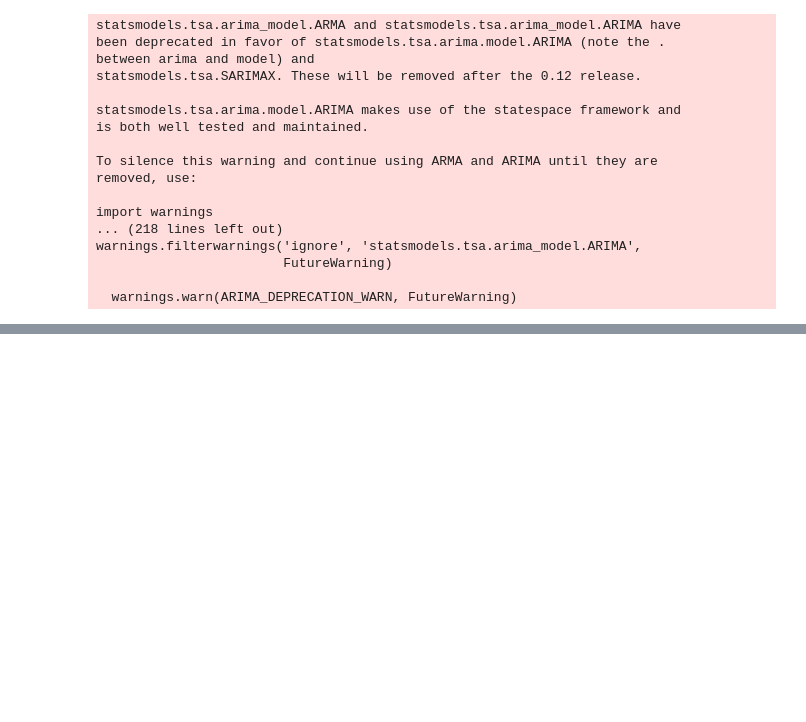
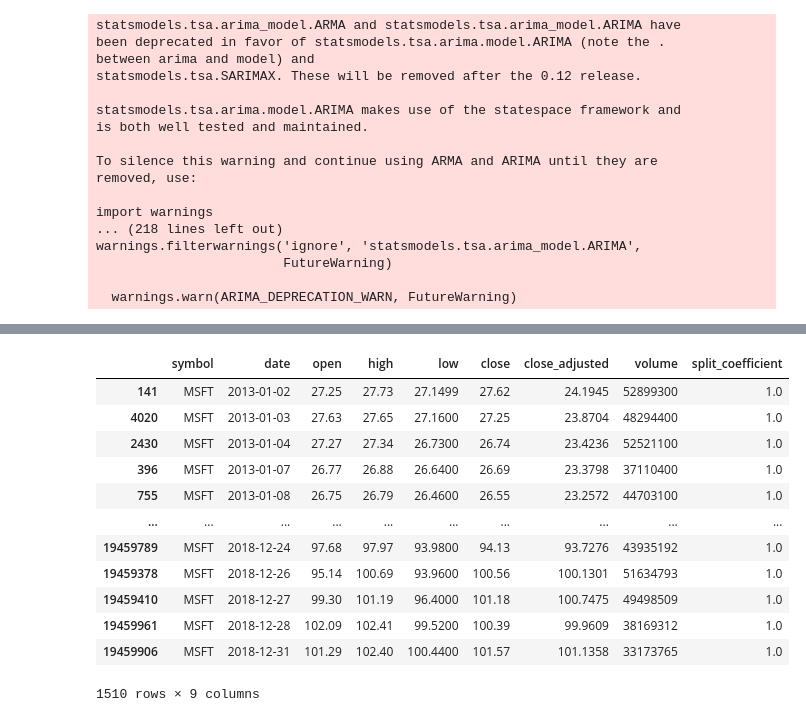
Before and after one commit to PhilEkev/US_markets, a Jupyter notebook: notebooks/Recherches Julien.ipynb, the cells around one changed output, grey strips where cells are left out. Saved outputs shown, nothing was run; the diff lists cells and outputs as text; code cells hidden in the pictures; blank space fills up the shorter version.

```diff
--- a/notebooks/Recherches Julien.ipynb
+++ b/notebooks/Recherches Julien.ipynb
@@ -92,0 +112,20 @@ plt.fill_between(test.index, conf_int['low'], conf_int['high'], color='k', alpha
+# %%
+data2 = get_data()
+# %%
+df_sym, train, test, date_test = preprocess(data2, 'MSFT')
+# %%
+df_sym
+# %% [output]
+|  | symbol | date | open | high | low | close | close_adjusted | volume | split_coefficient |
+| 141 | MSFT | 2013-01-02 | 27.25 | 27.73 | 27.1499 | 27.62 | 24.1945 | 52899300 | 1.0 |
+| 4020 | MSFT | 2013-01-03 | 27.63 | 27.65 | 27.1600 | 27.25 | 23.8704 | 48294400 | 1.0 |
+| 2430 | MSFT | 2013-01-04 | 27.27 | 27.34 | 26.7300 | 26.74 | 23.4236 | 52521100 | 1.0 |
+| 396 | MSFT | 2013-01-07 | 26.77 | 26.88 | 26.6400 | 26.69 | 23.3798 | 37110400 | 1.0 |
+| 755 | MSFT | 2013-01-08 | 26.75 | 26.79 | 26.4600 | 26.55 | 23.2572 | 44703100 | 1.0 |
+| ... | ... | ... | ... | ... | ... | ... | ... | ... | ... |
+| 19459789 | MSFT | 2018-12-24 | 97.68 | 97.97 | 93.9800 | 94.13 | 93.7276 | 43935192 | 1.0 |
+| 19459378 | MSFT | 2018-12-26 | 95.14 | 100.69 | 93.9600 | 100.56 | 100.1301 | 51634793 | 1.0 |
+| 19459410 | MSFT | 2018-12-27 | 99.30 | 101.19 | 96.4000 | 101.18 | 100.7475 | 49498509 | 1.0 |
+| 19459961 | MSFT | 2018-12-28 | 102.09 | 102.41 | 99.5200 | 100.39 | 99.9609 | 38169312 | 1.0 |
+| 19459906 | MSFT | 2018-12-31 | 101.29 | 102.40 | 100.4400 | 101.57 | 101.1358 | 33173765 | 1.0 |
+1510 rows × 9 columns
```
Also changed, not shown: parts of 8 cells of this notebook, 2 other files.
